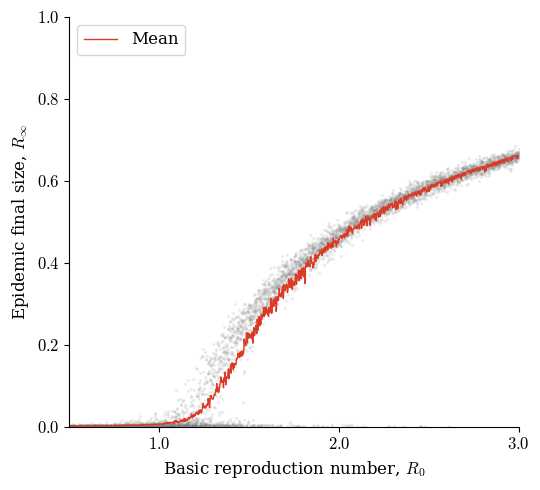
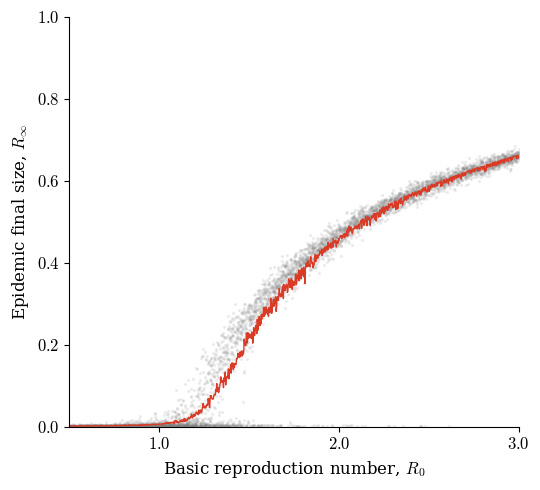
The notebook cell's code change between the first figure and the second:
--- before
+++ after
@@ -30,10 +30,9 @@
 plt.xlim(0.5, 3.0)
 plt.ylim(0.0, 1.0)
-plt.legend(loc="upper left")
 
 sns.despine()
 plt.tight_layout()
 
-plt.savefig("Figures/Figure-2.png", dpi=1000)
-plt.savefig("Figures/Figure-2.svg", format="svg")
+#plt.savefig("Figures/Figure-2.png", dpi=1000)
+#plt.savefig("Figures/Figure-2.svg", format="svg")
 plt.savefig("Figures/Figure-2.pdf", format="pdf")

Commit: final updates